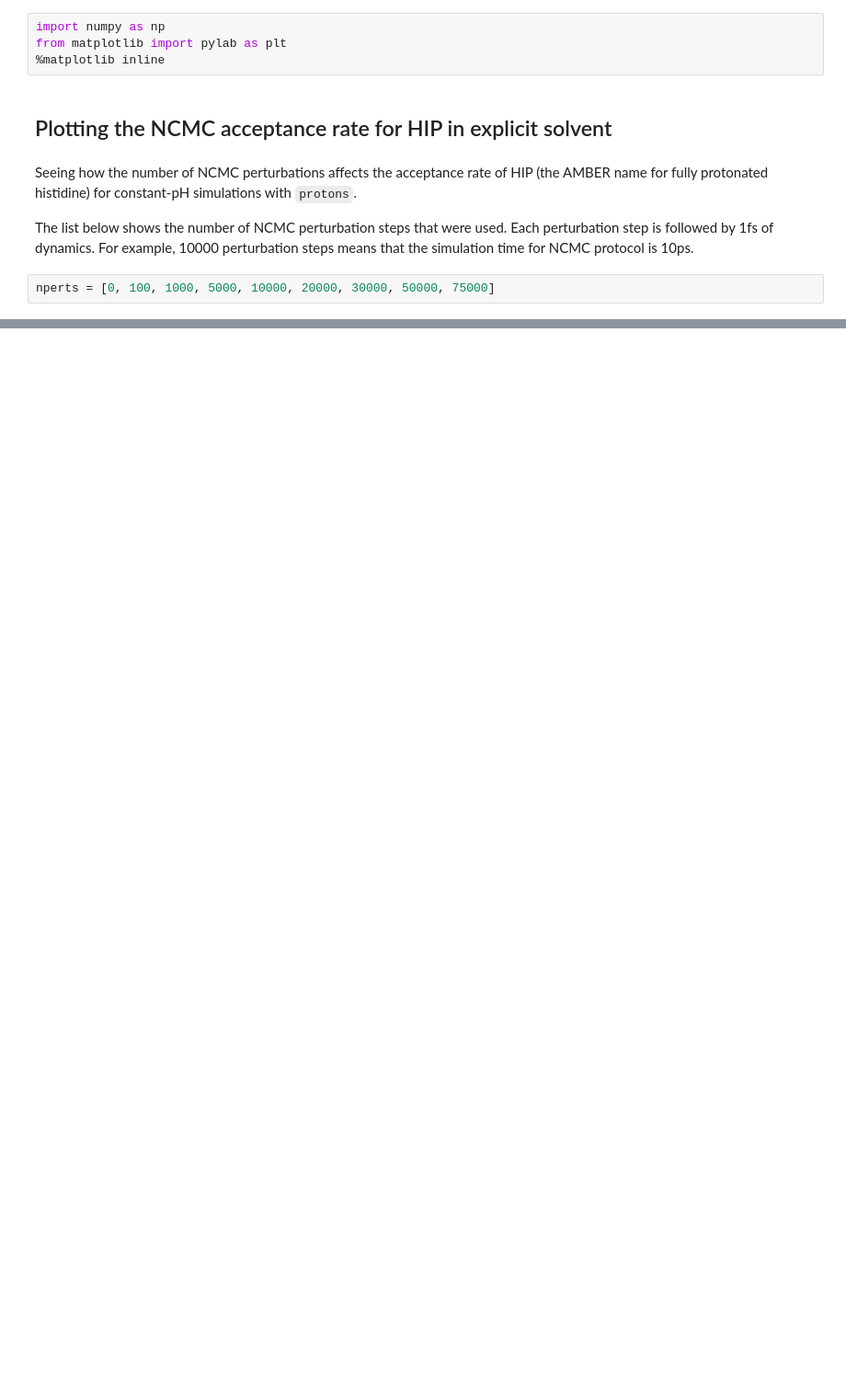
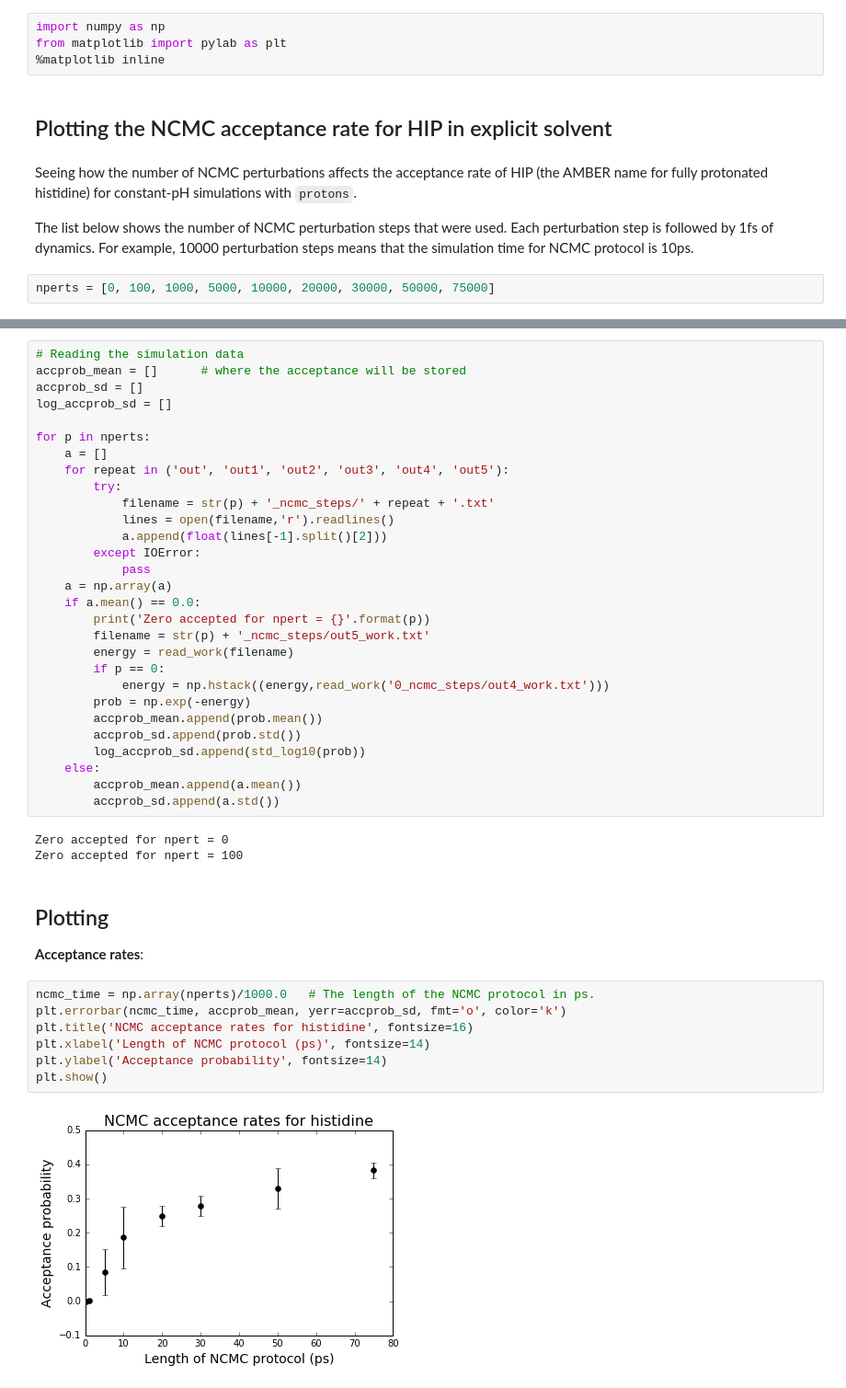
Before and after one commit to choderalab/protons, a Jupyter notebook: protons/explicit_water_calibration/NCMC_Sweep/Analysis.ipynb, the cells around one changed output, grey strips where cells are left out. Shown: that part at 92% size. Saved outputs shown, nothing was run; the diff lists cells and outputs as text; blank space fills up the shorter version.

```diff
--- a/protons/explicit_water_calibration/NCMC_Sweep/Analysis.ipynb
+++ b/protons/explicit_water_calibration/NCMC_Sweep/Analysis.ipynb
@@ -14,0 +38,44 @@ Loading the data from the simulations and plotting the acceptance rate. The data
+# %%
+# Reading the simulation data
+accprob_mean = []      # where the acceptance will be stored
+accprob_sd = []
+log_accprob_sd = []
+
+for p in nperts:
+    a = []
+    for repeat in ('out', 'out1', 'out2', 'out3', 'out4', 'out5'):
+        try:
+            filename = str(p) + '_ncmc_steps/' + repeat + '.txt'
+            lines = open(filename,'r').readlines()
+            a.append(float(lines[-1].split()[2]))
+        except IOError:
+            pass
+    a = np.array(a)
+    if a.mean() == 0.0:
+        print('Zero accepted for npert = {}'.format(p))
+        filename = str(p) + '_ncmc_steps/out5_work.txt'
+        energy = read_work(filename)
+        if p == 0:
+            energy = np.hstack((energy,read_work('0_ncmc_steps/out4_work.txt')))
+        prob = np.exp(-energy)
+        accprob_mean.append(prob.mean())
+        accprob_sd.append(prob.std())
+        log_accprob_sd.append(std_log10(prob))
+    else:
+        accprob_mean.append(a.mean())
+        accprob_sd.append(a.std())
+# %% [output]
+Zero accepted for npert = 0
+Zero accepted for npert = 100
+# %% [markdown]
+## Plotting
+**Acceptance rates**:
+# %%
+ncmc_time = np.array(nperts)/1000.0   # The length of the NCMC protocol in ps.
+plt.errorbar(ncmc_time, accprob_mean, yerr=accprob_sd, fmt='o', color='k')
+plt.title('NCMC acceptance rates for histidine', fontsize=16)
+plt.xlabel('Length of NCMC protocol (ps)', fontsize=14)
+plt.ylabel('Acceptance probability', fontsize=14)
+plt.show()
+# %% [output]
+[figure, added]
```
Also changed, not shown: parts of 12 cells of this notebook, 1 other file.
